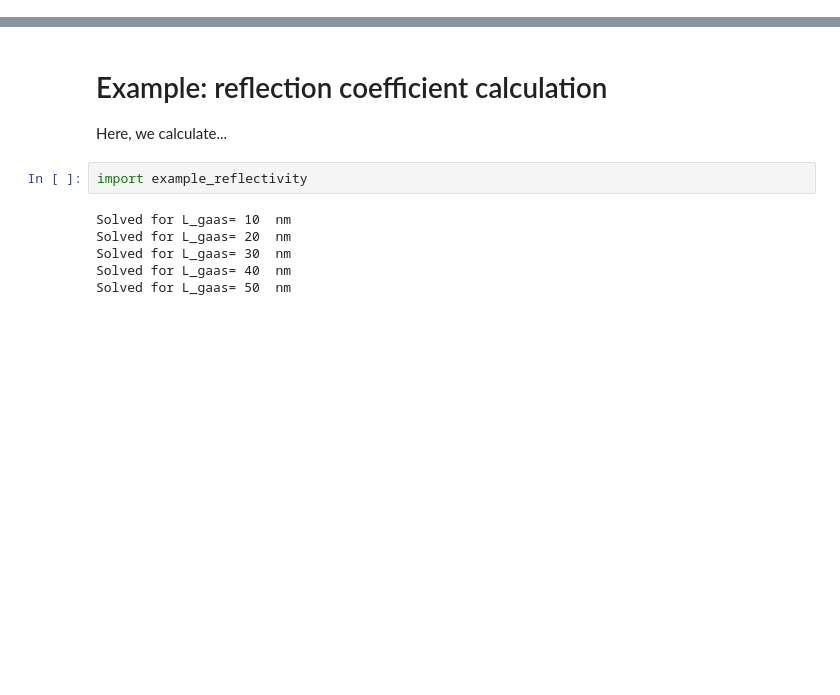
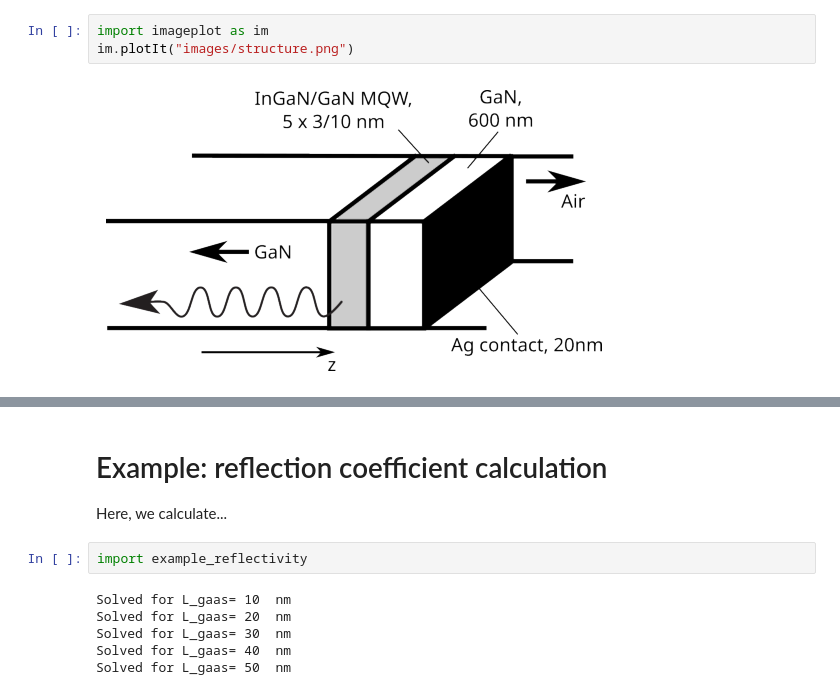
Before and after one commit to pyrykivisaari/admit-FED, a Jupyter notebook: examples.ipynb, the cells around one changed output, grey strips where cells are left out. Saved outputs shown, nothing was run; the diff lists cells and outputs as text; blank space fills up the shorter version.

```diff
--- a/examples.ipynb
+++ b/examples.ipynb
@@ -5,3 +9,8 @@ Here, we calculate...
+# %%
+import imageplot as im
+im.plotIt("images/structure.png")
+# %% [output]
+[figure, added]
 # %%
 import example_gan_led_GF
 # %% [output]
```
Also changed, not shown: parts of 4 cells of this notebook.
